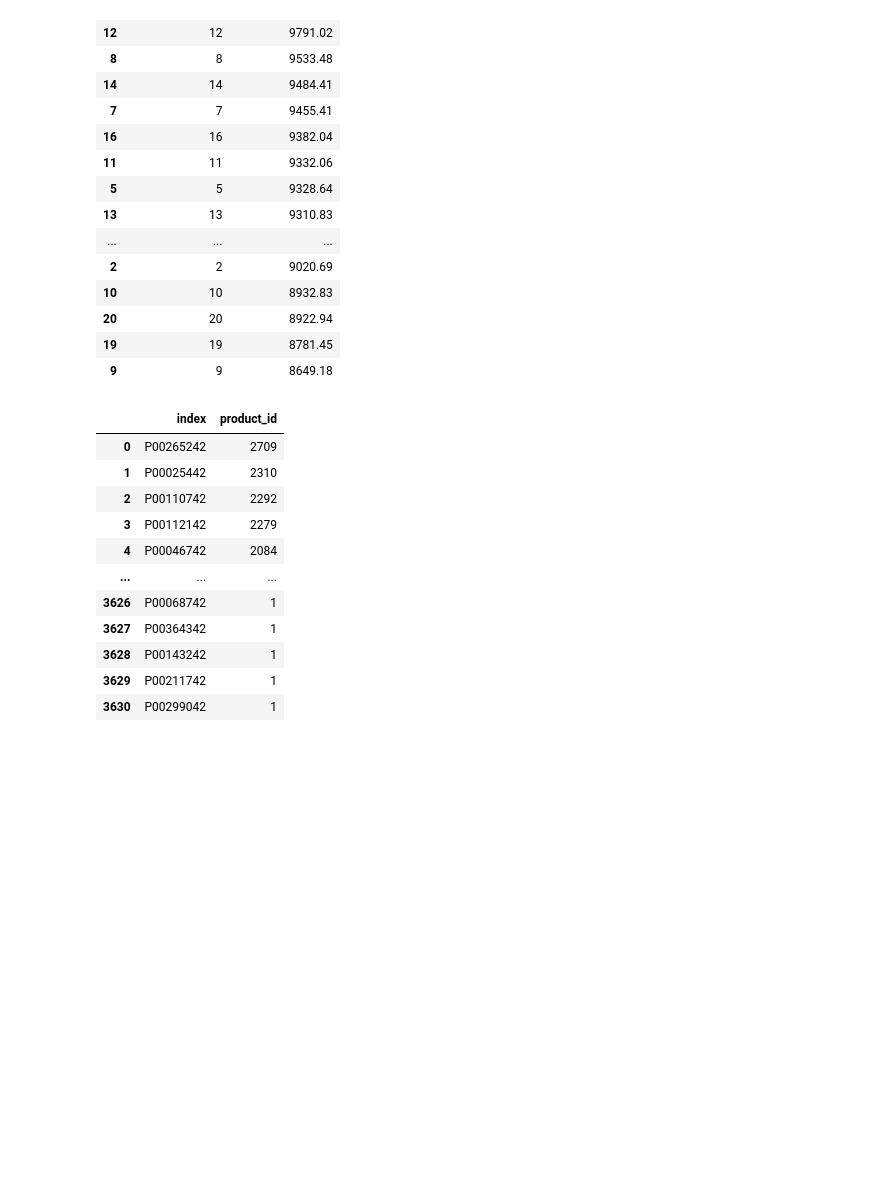
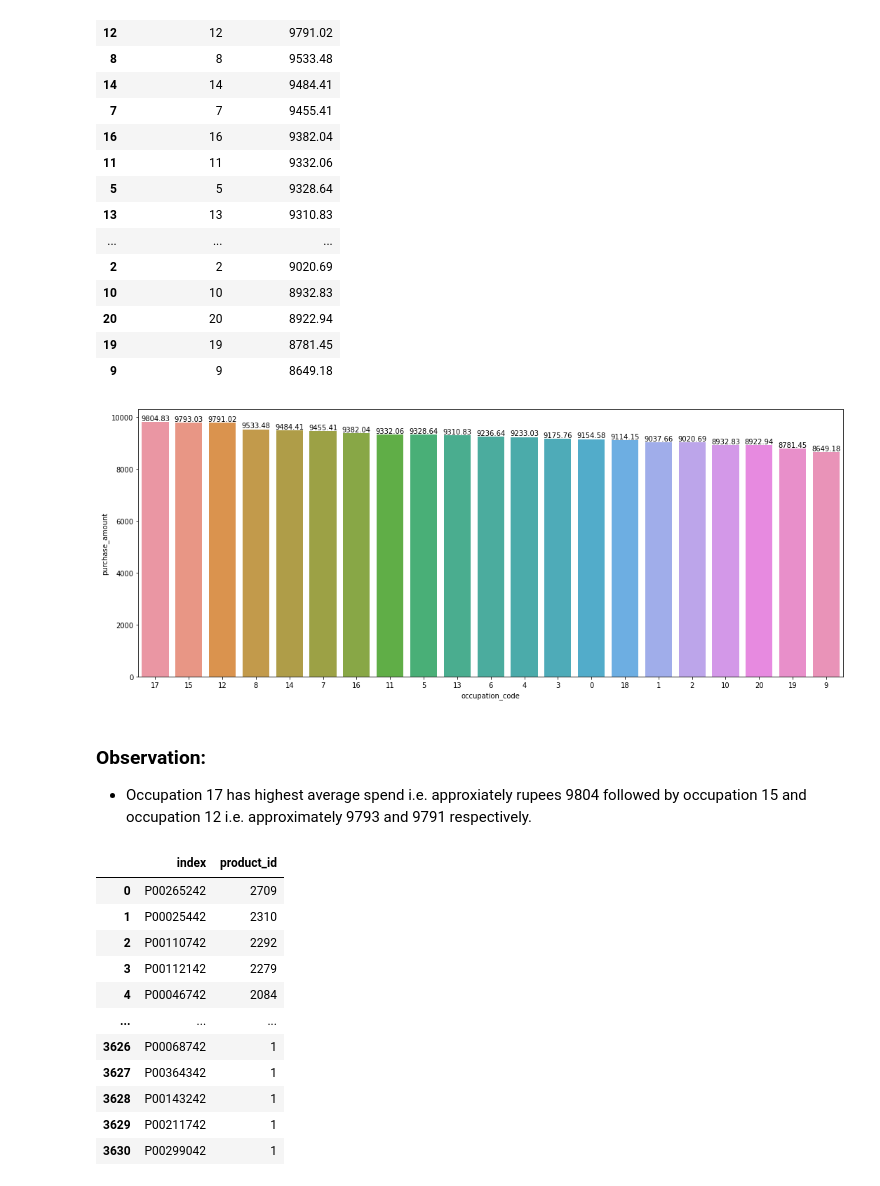
Before and after one commit to kirandhasade/Black_Friday_Analysis, a Jupyter notebook: Black friday.ipynb, the cells around one changed output. Drawn from its saved outputs; the diff is of its cells as text; code cells hidden in the pictures; blank space fills up the shorter version.

```diff
--- a/Black friday.ipynb
+++ b/Black friday.ipynb
@@ -563,6 +563,15 @@ average_spend_sort_occupation
 | 20 | 20 | 8922.94 |
 | 19 | 19 | 8781.45 |
 | 9 | 9 | 8649.18 |
+# %%
+plt.figure(figsize=(18,7))
+ax = sns.barplot(x = 'occupation_code', y = 'purchase_amount', data=average_spend_sort_occupation, order=average_spend_sort_occupation['occupation_code'])
+ax = ax.bar_label(ax.containers[0])
+# %% [output]
+[figure, added]
+# %% [markdown]
+### Observation:
+- Occupation 17 has highest average spend i.e. approxiately rupees 9804 followed by occupation 15 and occupation 12 i.e. approximately  9793 and 9791 respectively.
 # %%
 ### Q.10 Top 11 most sold products?
 # %%
```
Also changed, not shown: parts of 6 cells of this notebook.
